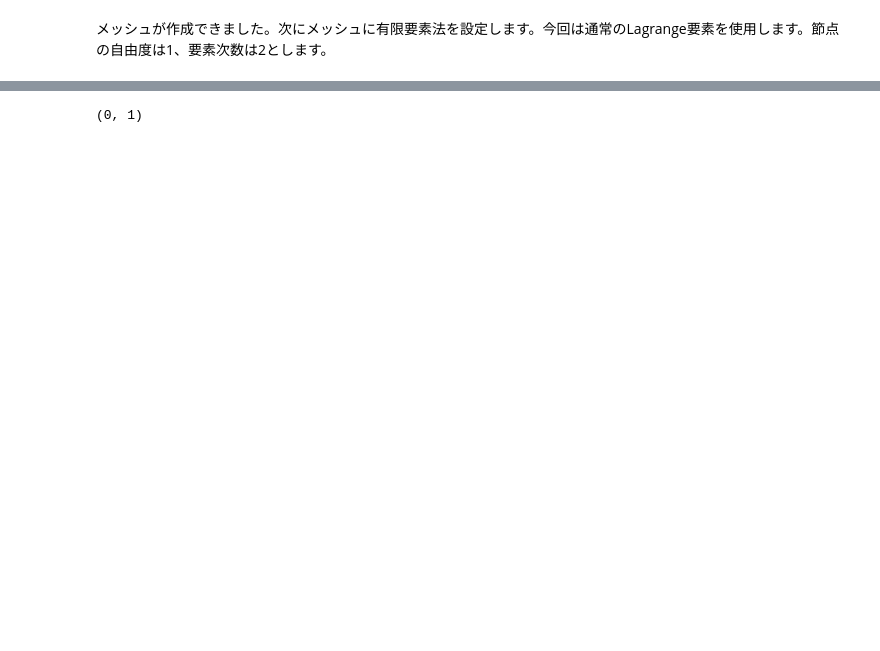
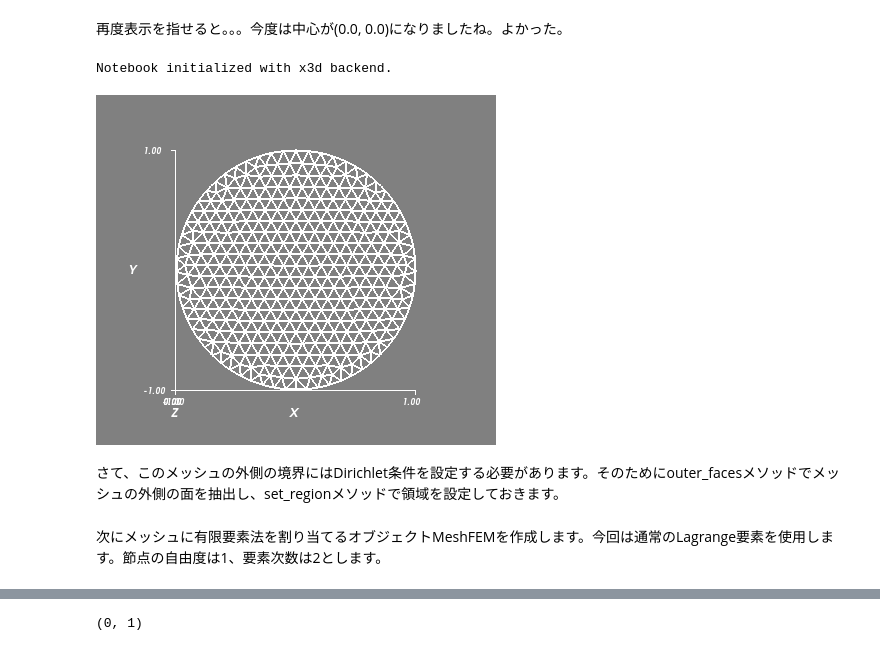
Before and after one commit to tkoyama010/techbookfest-getfem, a Jupyter notebook: doc/sphinx/source/unit-disk.ipynb, the cells around one changed output, grey strips where cells are left out. Drawn from its saved outputs; the diff is of its cells as text; code cells hidden in the pictures; blank space fills up the shorter version.

```diff
--- a/doc/sphinx/source/unit-disk.ipynb
+++ b/doc/sphinx/source/unit-disk.ipynb
@@ -20,0 +27,4 @@ mesh.set_region(OUTER_BOUND, fb)
+# %%
+h = 0.1
+mesh = gf.Mesh('generate', mo, h, 2)
+gf.Mesh?
@@ -40,0 +67,24 @@ Notebook initialized with x3d backend.
+# %% [markdown]
+再度表示を指せると。。。今度は中心が(0.0, 0.0)になりましたね。よかった。
+# %%
+filename = 'mesh.vtk'
+mesh.export_to_vtk(filename, 'ascii')
+
+from mayavi import mlab
+mlab.init_notebook()
+vtk_file_reader = mlab.pipeline.open(filename)
+extract_edges = mlab.pipeline.extract_edges(vtk_file_reader)
+surface = mlab.pipeline.surface(extract_edges)
+axes = mlab.axes(surface)
+
+picturename = 'mesh.png'
+mlab.show()
+mlab.savefig(picturename)
+mlab.clf()
+from IPython.display import Image, display_png
+display_png(Image(picturename))
+# %% [output]
+Notebook initialized with x3d backend.
+[figure, added]
+# %% [markdown]
+さて、このメッシュの外側の境界にはDirichlet条件を設定する必要があります。そのためにouter_facesメソッドでメッシュの外側の面を抽出し、set_regionメソッドで領域を設定しておきます。
@@ -41,4 +95,4 @@ Notebook initialized with x3d backend.
 # %% [markdown]
-メッシュが作成できました。次にメッシュに有限要素法を設定します。今回は通常のLagrange要素を使用します。節点の自由度は1、要素次数は2とします。
+次にメッシュに有限要素法を割り当てるオブジェクトMeshFEMを作成します。今回は通常のLagrange要素を使用します。節点の自由度は1、要素次数は2とします。
 # %%
 mfu = gf.MeshFem(mesh, 1)
```
Also changed, not shown: parts of 32 cells of this notebook, 3 other files.
